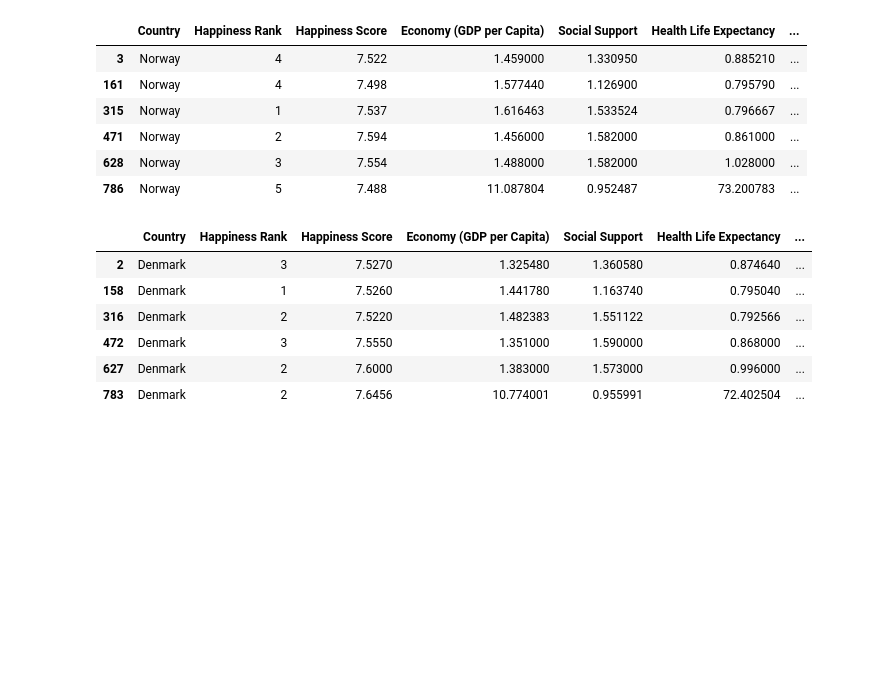
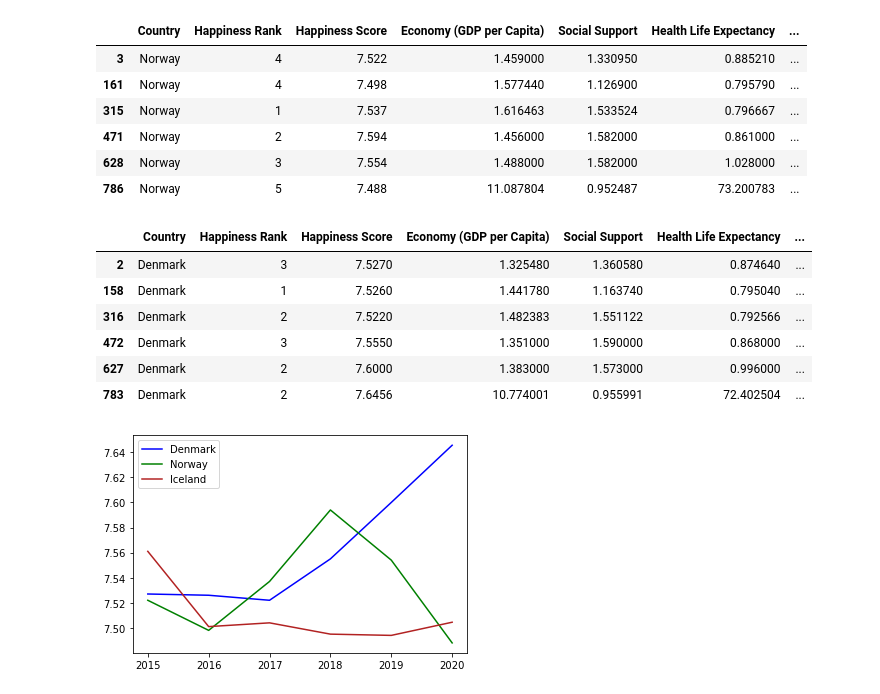
Before and after one commit to alexarnold630/Happiness_Index_Investigation, a Jupyter notebook: Happiness/Line Charts.ipynb, the cells around one changed output. Saved outputs shown, nothing was run; the diff lists cells and outputs as text; code cells hidden in the pictures; blank space fills up the shorter version.

```diff
--- a/Happiness/Line Charts.ipynb
+++ b/Happiness/Line Charts.ipynb
@@ -103,10 +160,21 @@ denmark
 | 472 | Denmark | 3 | 7.5550 | 1.351000 | 1.590000 | 0.868000 | ... |
 | 627 | Denmark | 2 | 7.6000 | 1.383000 | 1.573000 | 0.996000 | ... |
 | 783 | Denmark | 2 | 7.6456 | 10.774001 | 0.955991 | 72.402504 | ... |
+# %%
+years = denmark.Year
+# %%
+denvalues = denmark["Happiness Score"].values
+norvalues = norway["Happiness Score"].values
+icevalues = iceland["Happiness Score"].values
 # %%
-plt.plot(years, average_unemployment, color="blue", label="World Average" )
+plt.plot(years, denvalues,color="blue",label="Denmark")
 
-plt.plot(years, yearly_unemployment, color="green",label=combined_unemployed_data.loc['USA',"Country Name"])
+plt.plot(years, norvalues,color="green",label="Norway")
+
+plt.plot(years,icevalues,color="firebrick", label="Iceland")
+
 plt.legend()
 
 plt.show()
+# %% [output]
+[figure, added]
```
Also changed, not shown: parts of 12 cells of this notebook.
